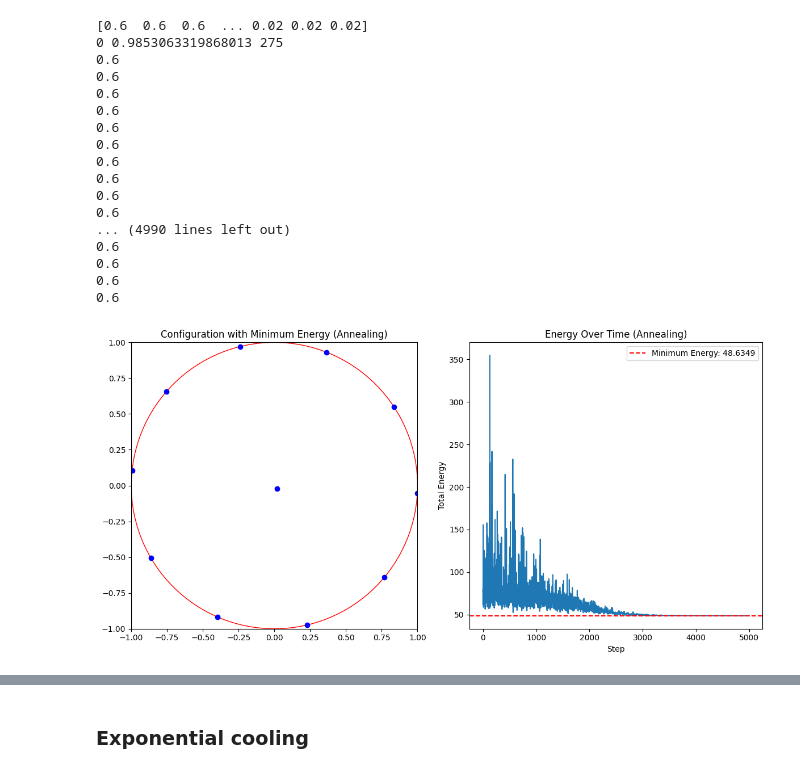
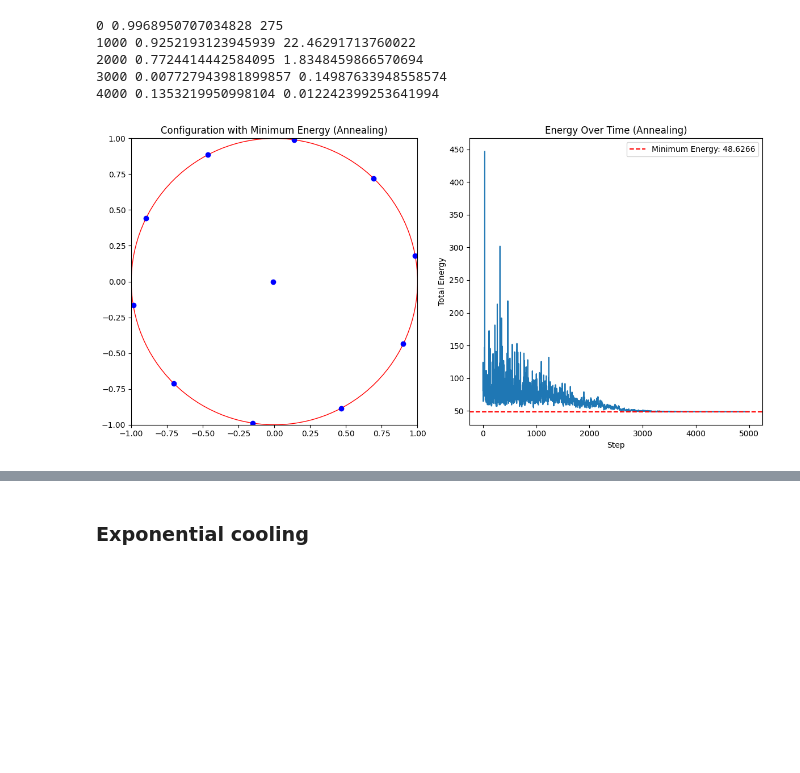
Before and after one commit to DutchProg/STSIM_ass3, a Jupyter notebook: EzradeCleen_12042137_ElinevandeLagemaat_11892900_Assignment_3.ipynb, the cells around one changed output, grey strips where cells are left out. Drawn from its saved outputs; the diff is of its cells as text; code cells hidden in the pictures; blank space fills up the shorter version.

```diff
--- a/EzradeCleen_12042137_ElinevandeLagemaat_11892900_Assignment_3.ipynb
+++ b/EzradeCleen_12042137_ElinevandeLagemaat_11892900_Assignment_3.ipynb
@@ -10,8 +10,12 @@ def sigmoid_decay(initial_value, final_value, steps, steepness, midpoint):
 
 def initialize_particles(n, radius):
     """ Initialize particles with a bias towards the center. """
-    angles = np.linspace(0, 2 * np.pi, n)
+    angles = np.random.uniform(0, 2 * np.pi, n)
     radii = radius
+    x = radii * np.cos(angles)
+    y = radii * np.sin(angles)
+    return np.column_stack((x, y))
+
 def initialize_particles_center_bias(n, radius, center_bias=0.7):
     """ Initialize particles with a bias towards the center. """
     angles = np.random.uniform(0, 2 * np.pi, n)
@@ -34,9 +38,9 @@ def compute_forces_and_energy_vectorized(particles):
 
 def update_particle_positions(particles, step_size, radius):
     """ Update the positions of particles randomly and handle infinitely hard wall boundary conditions. """
+
+    new_particles = np.copy(particles)
     n = len(particles)
-    new_particles = np.copy(particles)
-
     for i in range(n):
         # Generate a random direction
         angle = np.random.uniform(0, 2 * np.pi)
@@ -111,18 +115,6 @@ def simulate_charged_particles_individual_steps(n, radius, steps, initial_step_s
     step_size = initial_step_size
 
 
-
-
-    # Parameters
-    initial_step_size = 0.6
-    final_step_size = 0.02
-    total_steps = 10000  # Total number of steps in the simulation
-    steepness = 0.1  # Controls how sharp the decay is
-    midpoint = total_steps * 0.8  # Point at which the decay starts to accelerate
-
-    # Calculate the step sizes for each step
-    step_sizes = sigmoid_decay(initial_step_size, final_step_size, total_steps, steepness, midpoint)
-    print(step_sizes)
     # Calculate the cooling and step size rates
     cooling_rate = (final_temp / initial_temp) ** (1 / steps)
     step_rate = (final_step_size / initial_step_size) ** (1 / steps)
@@ -130,19 +122,19 @@ def simulate_charged_particles_individual_steps(n, radius, steps, initial_step_s
     for step in range(steps):
 
         for i in range(n):
-            current_energy = compute_forces_and_energy_vectorized(particles, radius)[1]
+            current_energy = compute_forces_and_energy_vectorized(particles)[1]
 
             # Try moving one particle
             new_particles = particles.copy()
             new_particles[i] = update_particle_positions([particles[i]], step_size, radius)[0]
-            new_energy = compute_forces_and_energy_vectorized(new_particles, radius)[1]
+            new_energy = compute_forces_and_energy_vectorized(new_particles)[1]
 
             # Decide whether to accept the new position for this particle
             if new_energy < current_energy or np.random.rand() < np.exp((current_energy - new_energy) / temperature):
                 particles[i] = new_particles[i]
 
         # Update energy, temperature, and step size after each step
-        energy = compute_forces_and_energy_vectorized(particles, radius)[1]
+        energy = compute_forces_and_energy_vectorized(particles)[1]
         energies.append(energy)
 
         if step % 1000 == 0:
@@ -153,65 +145,53 @@ def simulate_charged_particles_individual_steps(n, radius, steps, initial_step_s
             min_energy_config = particles.copy()
 
         temperature *= cooling_rate
-        step_size = step_sizes[step]
-        print(step_size)
+        step_size *= step_rate
+
     return min_energy_config, min_energy, energies
 # %%
 
 # Parameters
 n_particles = 11 # Number of particles
 circle_radius = 1
-simulation_steps = 20_000
+simulation_steps = 5_000
 initial_step_size = 0.5
 final_step_size = 0.02
 initial_temperature = 25 * n_particles
 final_temperature = 0.001
 
 # Run the simulation with simulated annealing
 annealing_particles, annealing_min_energy, annealing_energy_over_time = simulate_charged_particles_individual_steps(
     n_particles, circle_radius, simulation_steps, initial_step_size, final_step_size, initial_temperature, final_temperature
 )
 
 fig, ax = plt.subplots(1, 2, figsize=(12, 6))
 
 # Configuration with minimum energy (annealing)
 circle = plt.Circle((0, 0), circle_radius, color='r', fill=False)
 ax[0].add_artist(circle)
 ax[0].scatter(annealing_particles[:, 0], annealing_particles[:, 1], color='blue')
 ax[0].set_xlim([-circle_radius, circle_radius])
 ax[0].set_ylim([-circle_radius, circle_radius])
 ax[0].set_title("Configuration with Minimum Energy (Annealing)")
 ax[0].set_aspect('equal', 'box')
 
 # Energy over time (annealing)
 ax[1].plot(annealing_energy_over_time)
 ax[1].set_title("Energy Over Time (Annealing)")
 ax[1].set_xlabel("Step")
 ax[1].set_ylabel("Total Energy")
 ax[1].axhline(y=annealing_min_energy, color='r', linestyle='--', label=f'Minimum Energy: {annealing_min_energy:.4f}')
 ax[1].legend()
 
 plt.tight_layout()
 plt.show()
 # %% [output]
-[0.6  0.6  0.6  ... 0.02 0.02 0.02]
-0 0.9853063319868013 275
-0.6
-0.6
-0.6
-0.6
-0.6
-0.6
-0.6
-0.6
-0.6
-0.6
-... (4990 lines left out)
-0.6
-0.6
-0.6
-0.6
+0 0.9968950707034828 275
+1000 0.9252193123945939 22.46291713760022
+2000 0.7724414442584095 1.8348459866570694
+3000 0.007727943981899857 0.14987633948558574
+4000 0.1353219950998104 0.012242399253641994
-[figure, old version]
+[figure, new version]
 # %%
 
 # Parameters
```
